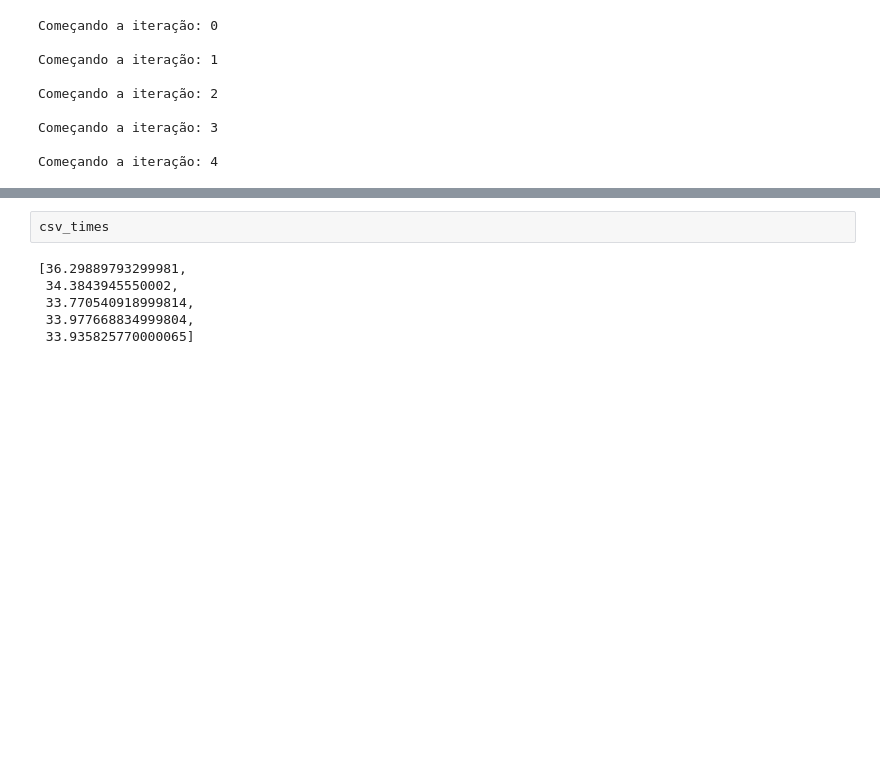
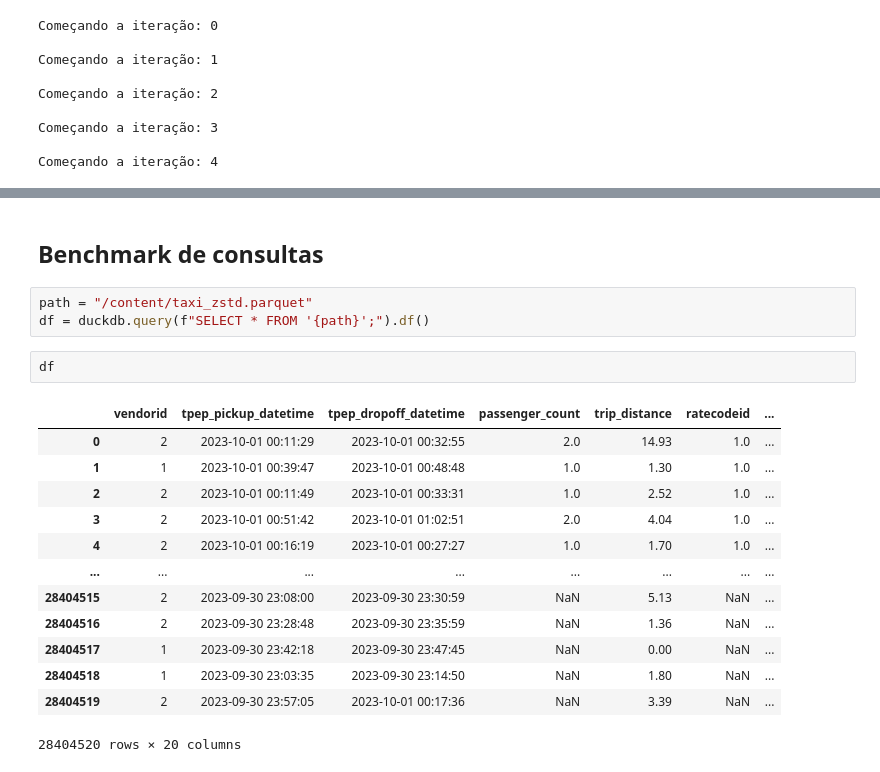
Before and after one commit to zicziczic/OPT004-CienciaDeDados, a Jupyter notebook: Lab3/Lab3_Notebook.ipynb, the cells around one changed output, grey strips where cells are left out. Saved outputs shown, nothing was run; the diff lists cells and outputs as text; blank space fills up the shorter version.

Commit message:
Duckdb queries analysis

```diff
--- a/Lab3/Lab3_Notebook.ipynb
+++ b/Lab3/Lab3_Notebook.ipynb
@@ -370,8 +426,21 @@ np.float64(8.705174698800146)
-# %%
-csv_times
-# %% [output]
-[36.29889793299981,
- 34.3843945550002,
- 33.770540918999814,
- 33.977668834999804,
- 33.935825770000065]
+# %% [markdown]
+## Benchmark de consultas
+# %%
+path = "/content/taxi_zstd.parquet"
+df = duckdb.query(f"SELECT * FROM '{path}';").df()
+# %%
+df
+# %% [output]
+|  | vendorid | tpep_pickup_datetime | tpep_dropoff_datetime | passenger_count | trip_distance | ratecodeid | ... |
+| 0 | 2 | 2023-10-01 00:11:29 | 2023-10-01 00:32:55 | 2.0 | 14.93 | 1.0 | ... |
+| 1 | 1 | 2023-10-01 00:39:47 | 2023-10-01 00:48:48 | 1.0 | 1.30 | 1.0 | ... |
+| 2 | 2 | 2023-10-01 00:11:49 | 2023-10-01 00:33:31 | 1.0 | 2.52 | 1.0 | ... |
+| 3 | 2 | 2023-10-01 00:51:42 | 2023-10-01 01:02:51 | 2.0 | 4.04 | 1.0 | ... |
+| 4 | 2 | 2023-10-01 00:16:19 | 2023-10-01 00:27:27 | 1.0 | 1.70 | 1.0 | ... |
+| ... | ... | ... | ... | ... | ... | ... | ... |
+| 28404515 | 2 | 2023-09-30 23:08:00 | 2023-09-30 23:30:59 | NaN | 5.13 | NaN | ... |
+| 28404516 | 2 | 2023-09-30 23:28:48 | 2023-09-30 23:35:59 | NaN | 1.36 | NaN | ... |
+| 28404517 | 1 | 2023-09-30 23:42:18 | 2023-09-30 23:47:45 | NaN | 0.00 | NaN | ... |
+| 28404518 | 1 | 2023-09-30 23:03:35 | 2023-09-30 23:14:50 | NaN | 1.80 | NaN | ... |
+| 28404519 | 2 | 2023-09-30 23:57:05 | 2023-10-01 00:17:36 | NaN | 3.39 | NaN | ... |
+28404520 rows × 20 columns
```
Also changed, not shown: parts of 14 cells of this notebook.
